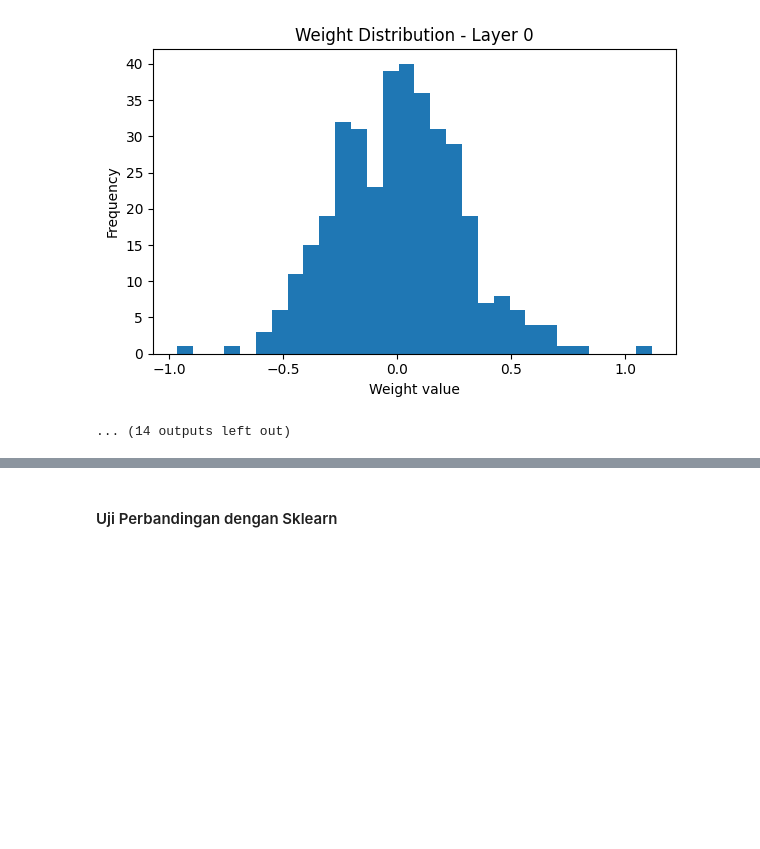
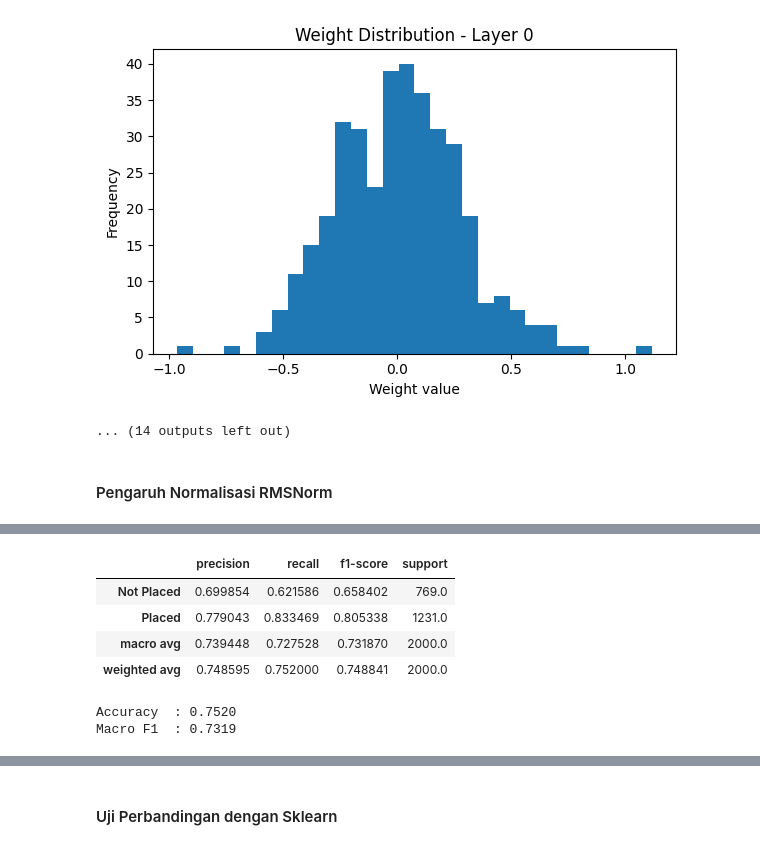
Before and after one commit to DiyahSusan/Tubes1-IF3270-ciamso, a Jupyter notebook: src/test.ipynb, the cells around one changed output, grey strips where cells are left out. Drawn from its saved outputs; the diff is of its cells as text; code cells hidden in the pictures; blank space fills up the shorter version.

```diff
--- a/src/test.ipynb
+++ b/src/test.ipynb
@@ -936,3 +936,5 @@ Weight Distribution - L1 Regularization
 Weight Distribution - L2 Regularization
 [figure]
 ... (14 outputs left out)
+# %% [markdown]
+#### Pengaruh Normalisasi RMSNorm
@@ -938,0 +943,44 @@ Weight Distribution - L2 Regularization
+# %%
+# buat model
+def build_model_no_norm(input_size):
+    model = NeuralNetwork()
+    model.add(DenseLayer(input_size, 16, initializer_func=normal_init, mean=0, variance=0.1))
+    model.add(ActivationLayer(relu, relu_prime))
+    model.add(DenseLayer(16, 8, initializer_func=normal_init, mean=0, variance=0.1))
+    model.add(ActivationLayer(relu, relu_prime))
+    model.add(DenseLayer(8, 1, initializer_func=normal_init, mean=0, variance=0.1))
+    model.add(ActivationLayer(sigmoid, sigmoid_prime))
+    model.use(bce, bce_prime)
+    return model
+
+def build_model_rmsnorm(input_size):
+    model = NeuralNetwork()
+    model.add(DenseLayer(input_size, 16, initializer_func=normal_init, mean=0, variance=0.1))
+    model.add(RMSNormLayer(16))
+    model.add(ActivationLayer(relu, relu_prime))
+
+    model.add(DenseLayer(16, 8, initializer_func=normal_init, mean=0, variance=0.1))
+    model.add(RMSNormLayer(8))
+    model.add(ActivationLayer(relu, relu_prime))
+
+    model.add(DenseLayer(8, 1, initializer_func=normal_init, mean=0, variance=0.1))
+    model.add(ActivationLayer(sigmoid, sigmoid_prime))
+
+    model.use(bce, bce_prime)
+    return model
+# %%
+# train model tanpa rmsnorm
+input_size = X_train_np.shape[1]
+
+model_no_norm = build_model_no_norm(input_size)
+history_no_norm = model_no_norm.train(
+    X_train_np, y_train_np,
+    x_val=X_val_np, y_val=y_val_np,
+    epochs=50,
+    batch_size=32,
+    learning_rate=0.01,
+    verbose=1
+)
+
+result_no_norm = evaluate_binary_model(model_no_norm, X_val_np, y_val_np, "No Norm")
+# %% [output]
@@ -938,0 +1004,7 @@ Weight Distribution - L2 Regularization
+|  | precision | recall | f1-score | support |
+| Not Placed | 0.699854 | 0.621586 | 0.658402 | 769.0 |
+| Placed | 0.779043 | 0.833469 | 0.805338 | 1231.0 |
+| macro avg | 0.739448 | 0.727528 | 0.731870 | 2000.0 |
+| weighted avg | 0.748595 | 0.752000 | 0.748841 | 2000.0 |
+Accuracy  : 0.7520
+Macro F1  : 0.7319
```
Also changed, not shown: parts of 19 cells of this notebook.
